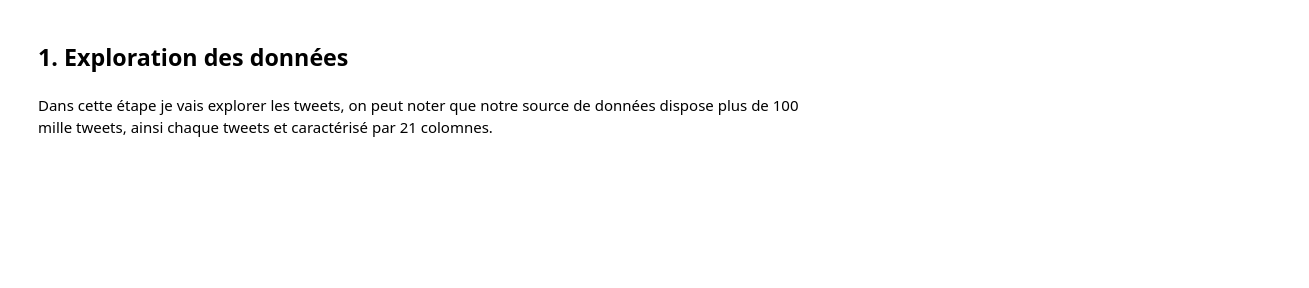
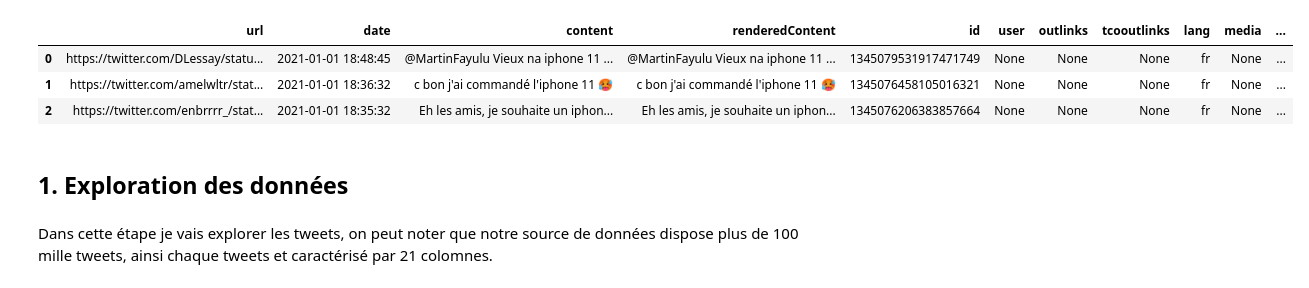
Before and after one commit to younes16morsi/PFE_RIGHTINNOV, a Jupyter notebook: Topic Modeling/Identification des sujets - FR.ipynb, the cells around one changed output. Cells and saved outputs as stored; diff of their text form; code cells hidden in the pictures; blank space fills up the shorter version.

```diff
--- a/Topic Modeling/Identification des sujets - FR.ipynb
+++ b/Topic Modeling/Identification des sujets - FR.ipynb
@@ -19,3 +15,24 @@ tweets.head(3)
+# %%
+# si vous travailler sur Microsoft Azure
+
+# azureml-core of version 1.0.72 or higher is required
+# azureml-dataprep[pandas] of version 1.1.34 or higher is required
+from azureml.core import Workspace, Dataset
+
+subscription_id = '6b3604b3-4873-43ba-a9f8-073a8c86ae0d'
+resource_group = 'pfe'
+workspace_name = 'pfe-workspace'
+
+workspace = Workspace(subscription_id, resource_group, workspace_name)
+
+dataset = Dataset.get_by_name(workspace, name='iphone11_tweets_fr')
+tweets_df = dataset.to_pandas_dataframe()
+tweets_df.head(3)
+# %% [output]
+|  | url | date | content | renderedContent | id | user | outlinks | tcooutlinks | lang | media | ... |
+| 0 | https://twitter.com/DLessay/statu... | 2021-01-01 18:48:45 | @MartinFayulu Vieux na iphone 11 ... | @MartinFayulu Vieux na iphone 11 ... | 1345079531917471749 | None | None | None | fr | None | ... |
+| 1 | https://twitter.com/amelwltr/stat... | 2021-01-01 18:36:32 | c bon j'ai commandé l'iphone 11 🥵 | c bon j'ai commandé l'iphone 11 🥵 | 1345076458105016321 | None | None | None | fr | None | ... |
+| 2 | https://twitter.com/enbrrrr_/stat... | 2021-01-01 18:35:32 | Eh les amis, je souhaite un iphon... | Eh les amis, je souhaite un iphon... | 1345076206383857664 | None | None | None | fr | None | ... |
 # %% [markdown]
 ## 1. Exploration des données
 # %% [markdown]
```
Also changed, not shown: parts of 15 cells of this notebook, 1 other file.
